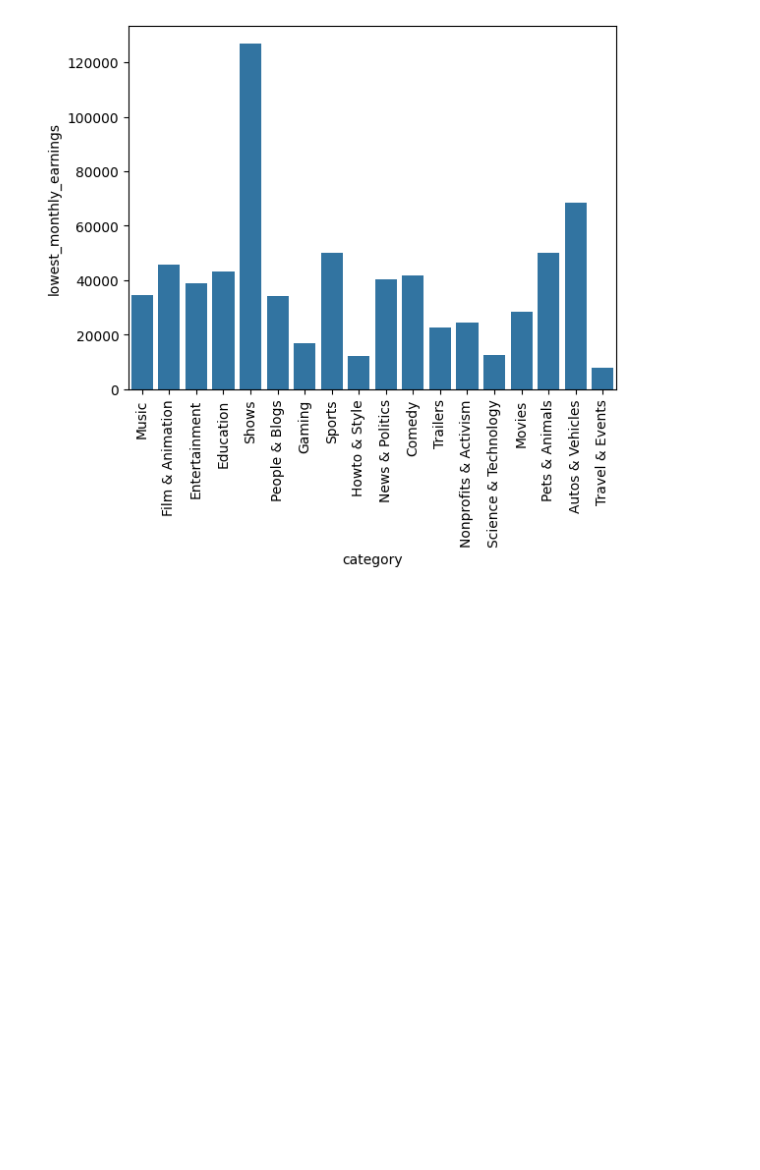
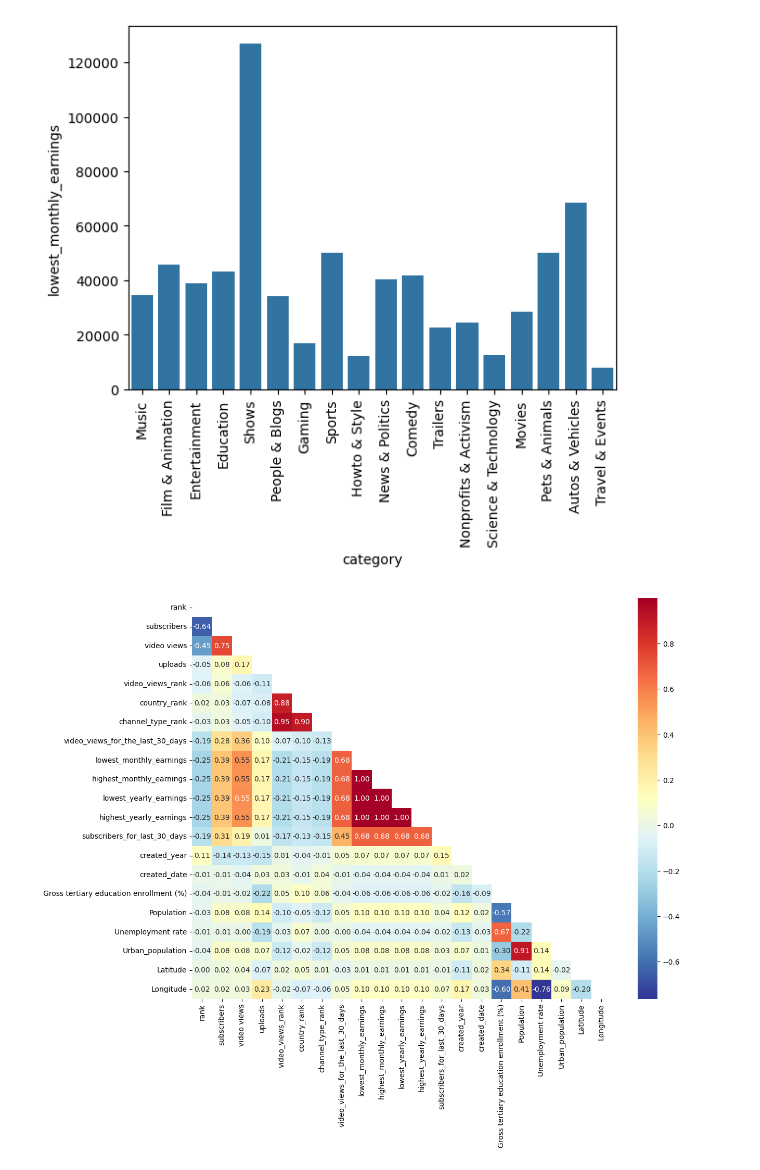
Before and after one commit to shayoyou/TIL, a Jupyter notebook: ml/241221001_study_eda.ipynb, the cells around one changed output. Saved outputs shown, nothing was run; the diff lists cells and outputs as text; code cells hidden in the pictures; blank space fills up the shorter version.

```diff
--- a/ml/241221001_study_eda.ipynb
+++ b/ml/241221001_study_eda.ipynb
@@ -339,3 +339,18 @@ barplot.set_xticklabels(labels, rotation=90)
 plt.show()
 # %% [output]
 [figure]
+# %%
+# 데이터의 상관계수 행렬을 생성
+corr = data.corr(numeric_only=True) # 데이터셋으로부터 각 변수별 상관계수를 계산하여 행렬형태로 나타내는 함수. 여기서는 피어슨 상관계수를 이용
+# figure에서 생략될 부분을 지정하는 mask 행렬을 생성
+mask = np.ones_like(corr, dtype=bool)
+mask = np.triu(mask)
+# mask = np.tril(mask)
+
+# 시각화될 그림의 크기를 지정
+plt.figure(figsize=(13, 10))
+# 히트맵 형태로 상관행렬 시각화하기
+sns.heatmap(data=corr, annot=True, fmt='.2f', mask=mask, cmap='RdYlBu_r')
+plt.show()
+# %% [output]
+[figure, added]
```
Also changed, not shown: parts of 4 cells of this notebook.
